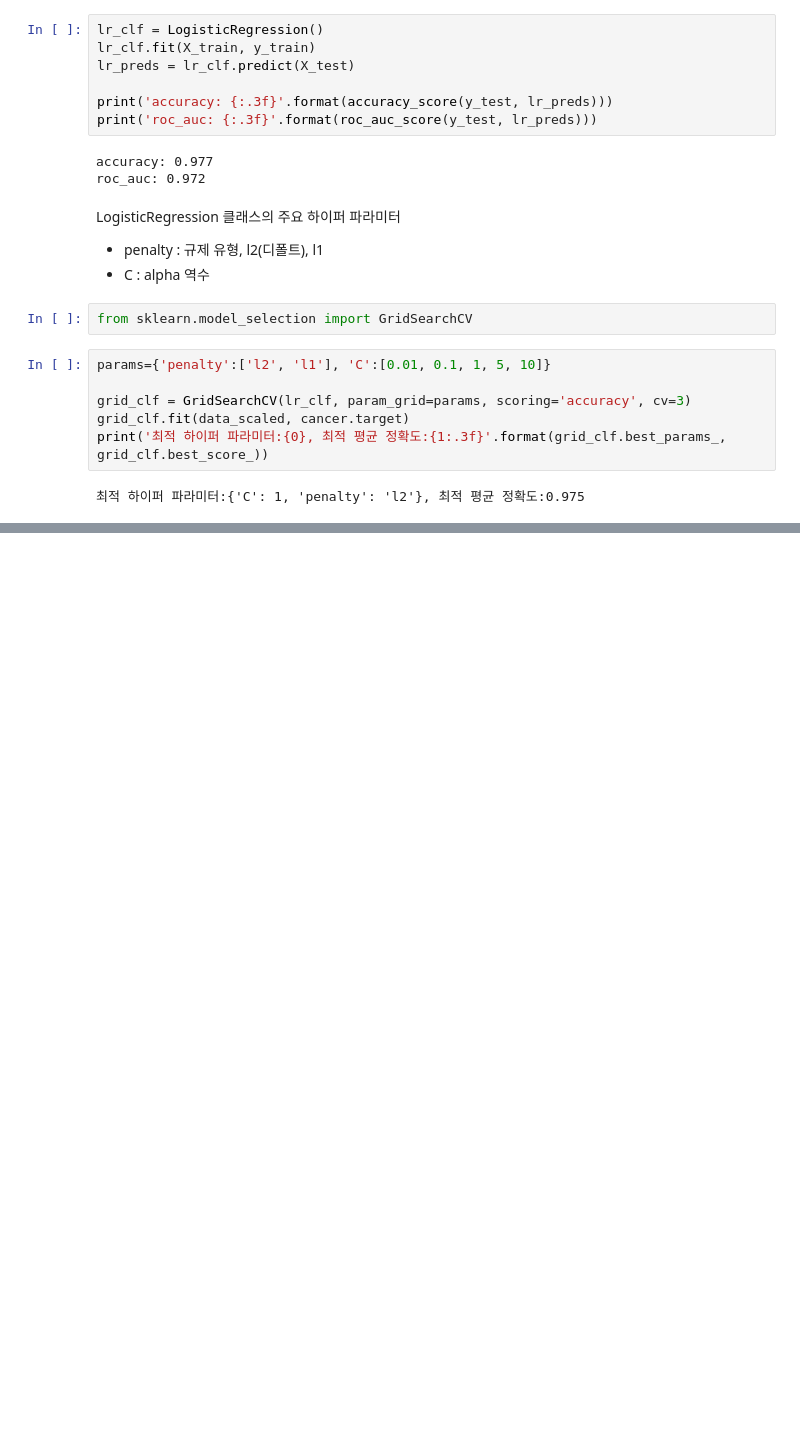
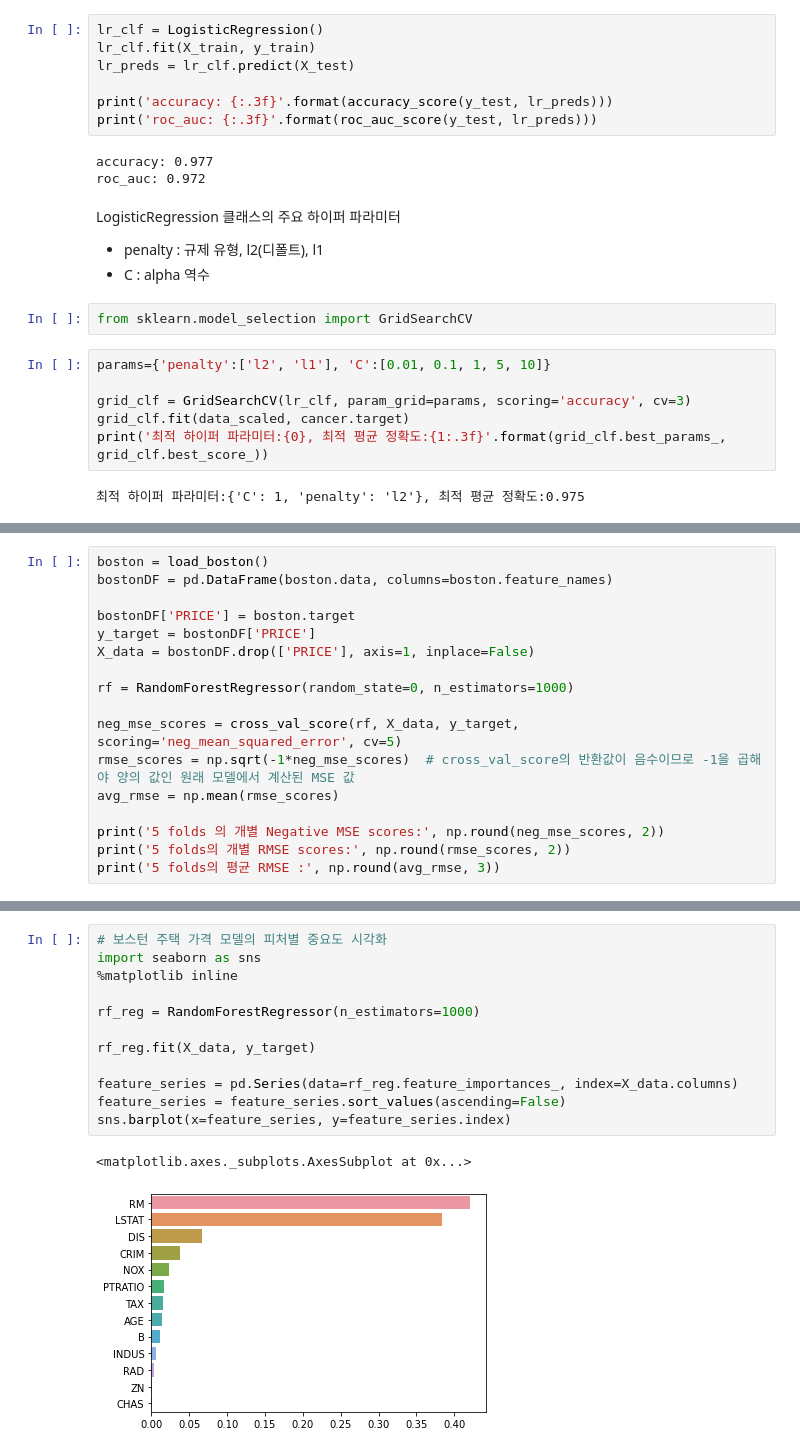
Before and after one commit to white-bean/Data-Analysis, a Jupyter notebook: Week_6/이지원_Week6.ipynb, the cells around one changed output, grey strips where cells are left out. Saved outputs shown, nothing was run; the diff lists cells and outputs as text; blank space fills up the shorter version.

```diff
--- a/Week_6/이지원_Week6.ipynb
+++ b/Week_6/이지원_Week6.ipynb
@@ -847,0 +864,17 @@ print('최적 하이퍼 파라미터:{0}, 최적 평균 정확도:{1:.3f}'.forma
+# %%
+boston = load_boston()
+bostonDF = pd.DataFrame(boston.data, columns=boston.feature_names)
+
+bostonDF['PRICE'] = boston.target
+y_target = bostonDF['PRICE']
+X_data = bostonDF.drop(['PRICE'], axis=1, inplace=False)
+
+rf = RandomForestRegressor(random_state=0, n_estimators=1000)
+
+neg_mse_scores = cross_val_score(rf, X_data, y_target, scoring='neg_mean_squared_error', cv=5)
+rmse_scores = np.sqrt(-1*neg_mse_scores)  # cross_val_score의 반환값이 음수이므로 -1을 곱해야 양의 값인 원래 모델에서 계산된 MSE 값
+avg_rmse = np.mean(rmse_scores)
+
+print('5 folds 의 개별 Negative MSE scores:', np.round(neg_mse_scores, 2))
+print('5 folds의 개별 RMSE scores:', np.round(rmse_scores, 2))
+print('5 folds의 평균 RMSE :', np.round(avg_rmse, 3))
@@ -847,0 +919,15 @@ print('최적 하이퍼 파라미터:{0}, 최적 평균 정확도:{1:.3f}'.forma
+# %%
+# 보스턴 주택 가격 모델의 피처별 중요도 시각화
+import seaborn as sns
+%matplotlib inline
+
+rf_reg = RandomForestRegressor(n_estimators=1000)
+
+rf_reg.fit(X_data, y_target)
+
+feature_series = pd.Series(data=rf_reg.feature_importances_, index=X_data.columns)
+feature_series = feature_series.sort_values(ascending=False)
+sns.barplot(x=feature_series, y=feature_series.index)
+# %% [output]
+<matplotlib.axes._subplots.AxesSubplot at 0x...>
+[figure, added]
```
Also changed, not shown: parts of 49 cells of this notebook.
